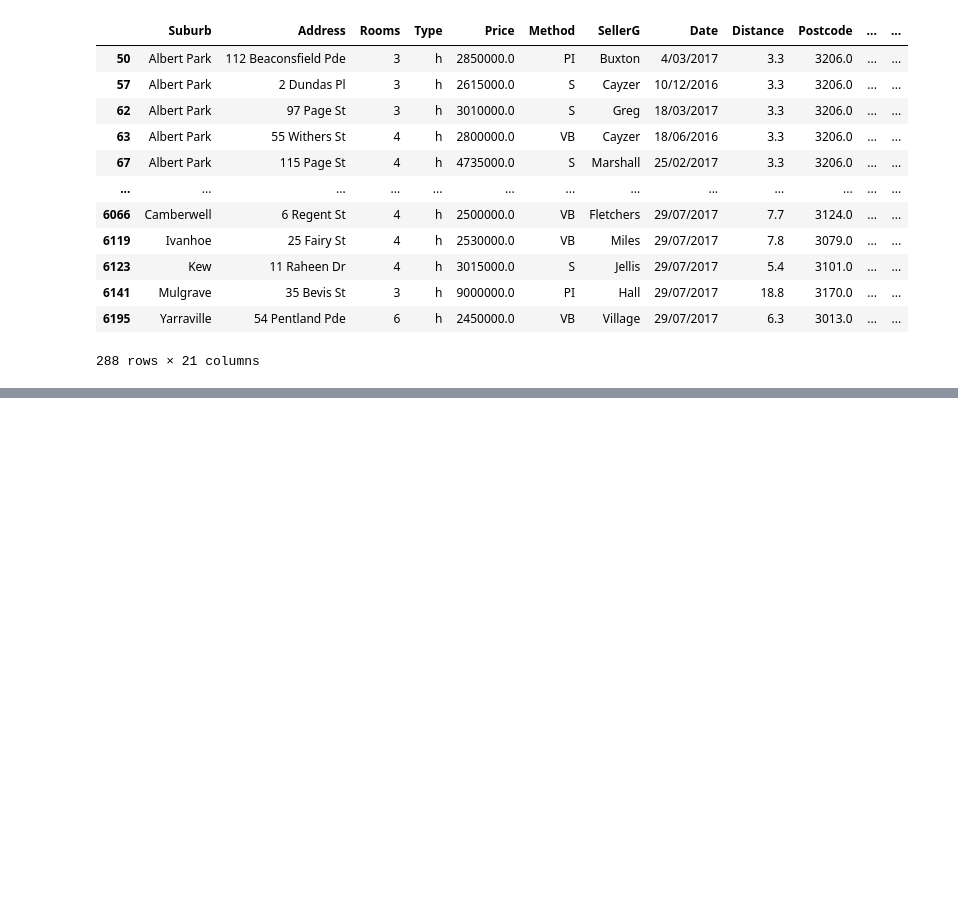
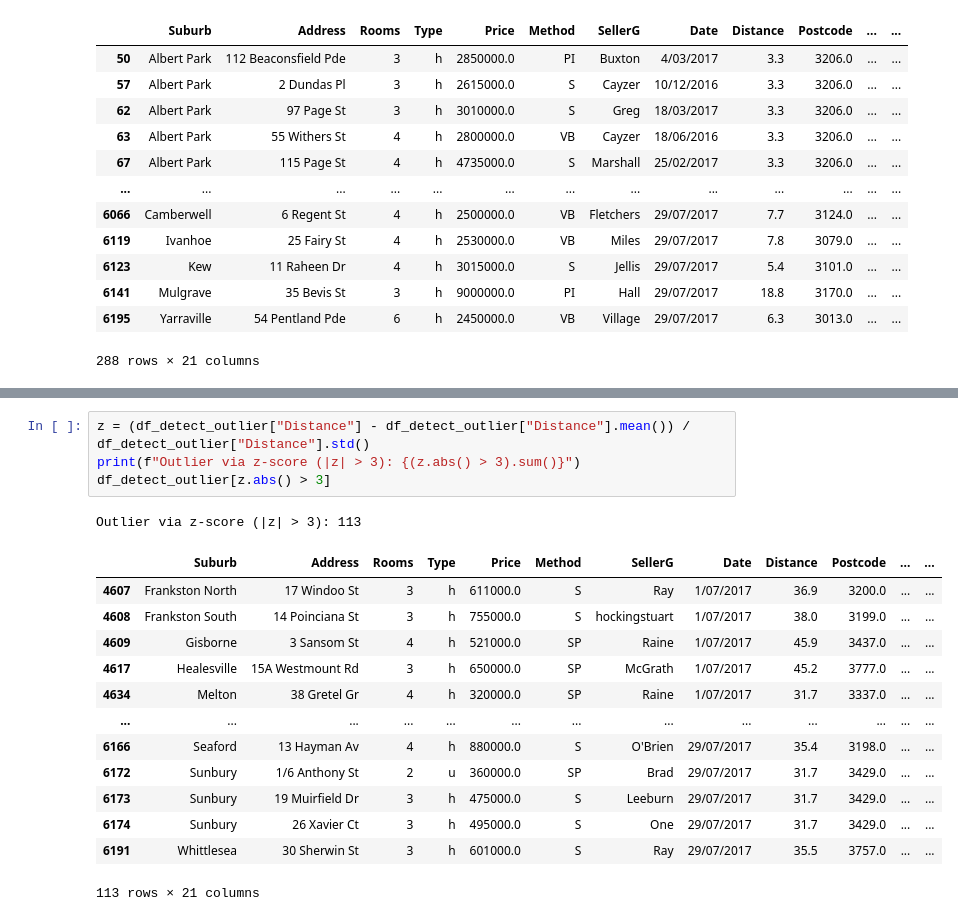
Before and after one commit to fauzan18296/Challenge-Foundations-Of-Data-Manipulation-And-Analysis, a Jupyter notebook: main.ipynb, the cells around one changed output, grey strips where cells are left out. Cells and saved outputs as stored; diff of their text form; blank space fills up the shorter version.

Commit message:
add: +Principle Outlier, z-Score Method Detect Outlier, 4 option Handler Outlier

```diff
--- a/main.ipynb
+++ b/main.ipynb
@@ -217,0 +237,19 @@ Jumlah outlier: 288
+# %%
+z = (df_detect_outlier["Distance"] - df_detect_outlier["Distance"].mean()) / df_detect_outlier["Distance"].std()
+print(f"Outlier via z-score (|z| > 3): {(z.abs() > 3).sum()}")
+df_detect_outlier[z.abs() > 3]
+# %% [output]
+Outlier via z-score (|z| > 3): 113
+|  | Suburb | Address | Rooms | Type | Price | Method | SellerG | Date | Distance | Postcode | ... | ... |
+| 4607 | Frankston North | 17 Windoo St | 3 | h | 611000.0 | S | Ray | 1/07/2017 | 36.9 | 3200.0 | ... | ... |
+| 4608 | Frankston South | 14 Poinciana St | 3 | h | 755000.0 | S | hockingstuart | 1/07/2017 | 38.0 | 3199.0 | ... | ... |
+| 4609 | Gisborne | 3 Sansom St | 4 | h | 521000.0 | SP | Raine | 1/07/2017 | 45.9 | 3437.0 | ... | ... |
+| 4617 | Healesville | 15A Westmount Rd | 3 | h | 650000.0 | SP | McGrath | 1/07/2017 | 45.2 | 3777.0 | ... | ... |
+| 4634 | Melton | 38 Gretel Gr | 4 | h | 320000.0 | SP | Raine | 1/07/2017 | 31.7 | 3337.0 | ... | ... |
+| ... | ... | ... | ... | ... | ... | ... | ... | ... | ... | ... | ... | ... |
+| 6166 | Seaford | 13 Hayman Av | 4 | h | 880000.0 | S | O'Brien | 29/07/2017 | 35.4 | 3198.0 | ... | ... |
+| 6172 | Sunbury | 1/6 Anthony St | 2 | u | 360000.0 | SP | Brad | 29/07/2017 | 31.7 | 3429.0 | ... | ... |
+| 6173 | Sunbury | 19 Muirfield Dr | 3 | h | 475000.0 | S | Leeburn | 29/07/2017 | 31.7 | 3429.0 | ... | ... |
+| 6174 | Sunbury | 26 Xavier Ct | 3 | h | 495000.0 | S | One | 29/07/2017 | 31.7 | 3429.0 | ... | ... |
+| 6191 | Whittlesea | 30 Sherwin St | 3 | h | 601000.0 | S | Ray | 29/07/2017 | 35.5 | 3757.0 | ... | ... |
+113 rows × 21 columns
```
Also changed, not shown: parts of 7 cells of this notebook, 1 other file.
